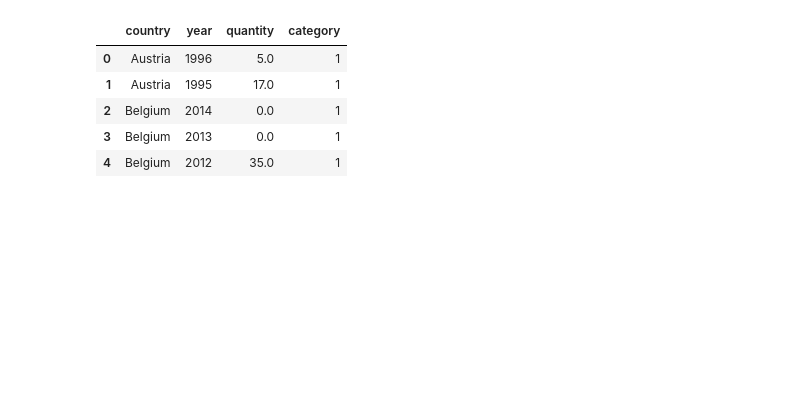
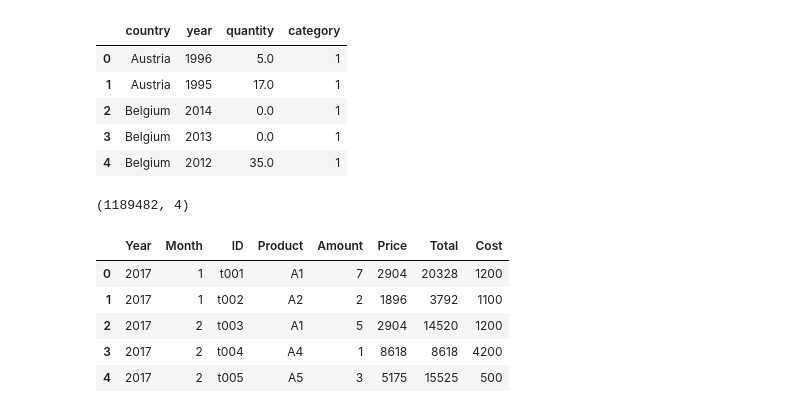
Before and after one commit to Madi-S/Data-Science-Intro, a Jupyter notebook: pandas.ipynb, the cells around one changed output. Cells and saved outputs as stored; diff of their text form; code cells hidden in the pictures; blank space fills up the shorter version.

```diff
--- a/pandas.ipynb
+++ b/pandas.ipynb
@@ -142,3 +133,18 @@ data.head()
 | 2 | Belgium | 2014 | 0.0 | 1 |
 | 3 | Belgium | 2013 | 0.0 | 1 |
 | 4 | Belgium | 2012 | 35.0 | 1 |
+# %%
+len(data)
+data.shape
+# %% [output]
+(1189482, 4)
+# %%
+new_data = pd.read_csv('data/test/transactions.csv')
+new_data.head()
+# %% [output]
+|  | Year | Month | ID | Product | Amount | Price | Total | Cost |
+| 0 | 2017 | 1 | t001 | A1 | 7 | 2904 | 20328 | 1200 |
+| 1 | 2017 | 1 | t002 | A2 | 2 | 1896 | 3792 | 1100 |
+| 2 | 2017 | 2 | t003 | A1 | 5 | 2904 | 14520 | 1200 |
+| 3 | 2017 | 2 | t004 | A4 | 1 | 8618 | 8618 | 4200 |
+| 4 | 2017 | 2 | t005 | A5 | 3 | 5175 | 15525 | 500 |
```
Also changed, not shown: parts of 31 cells of this notebook.
